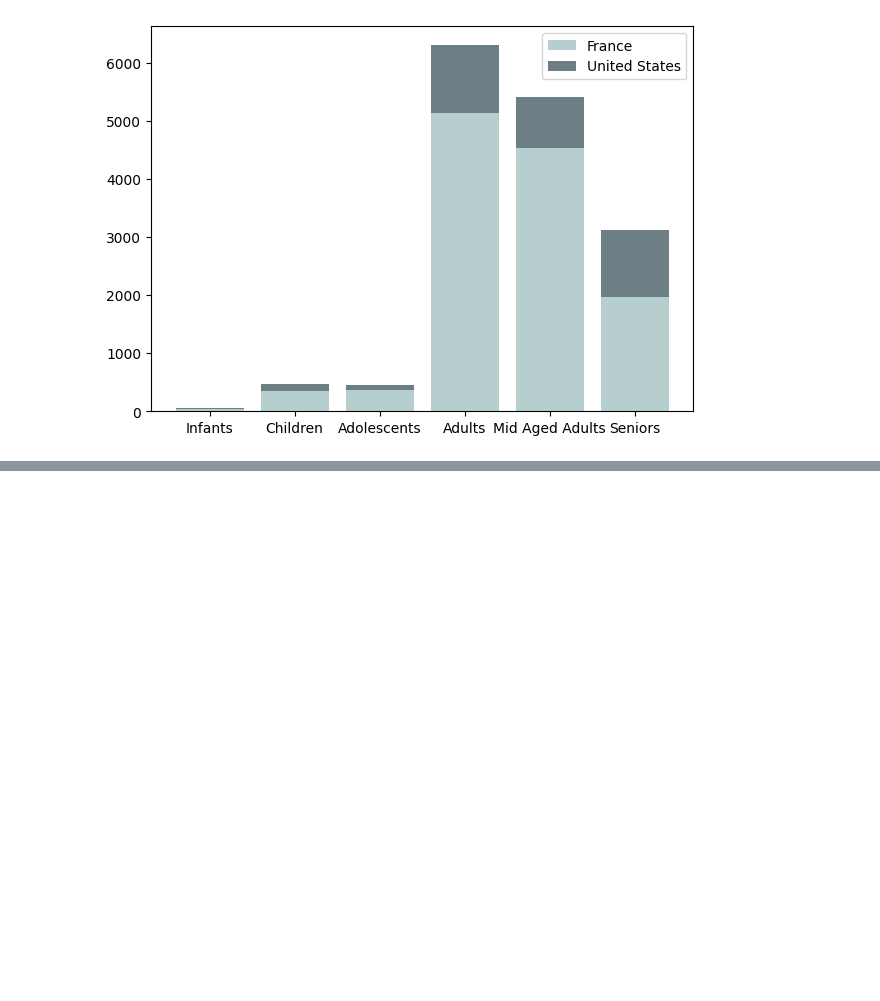
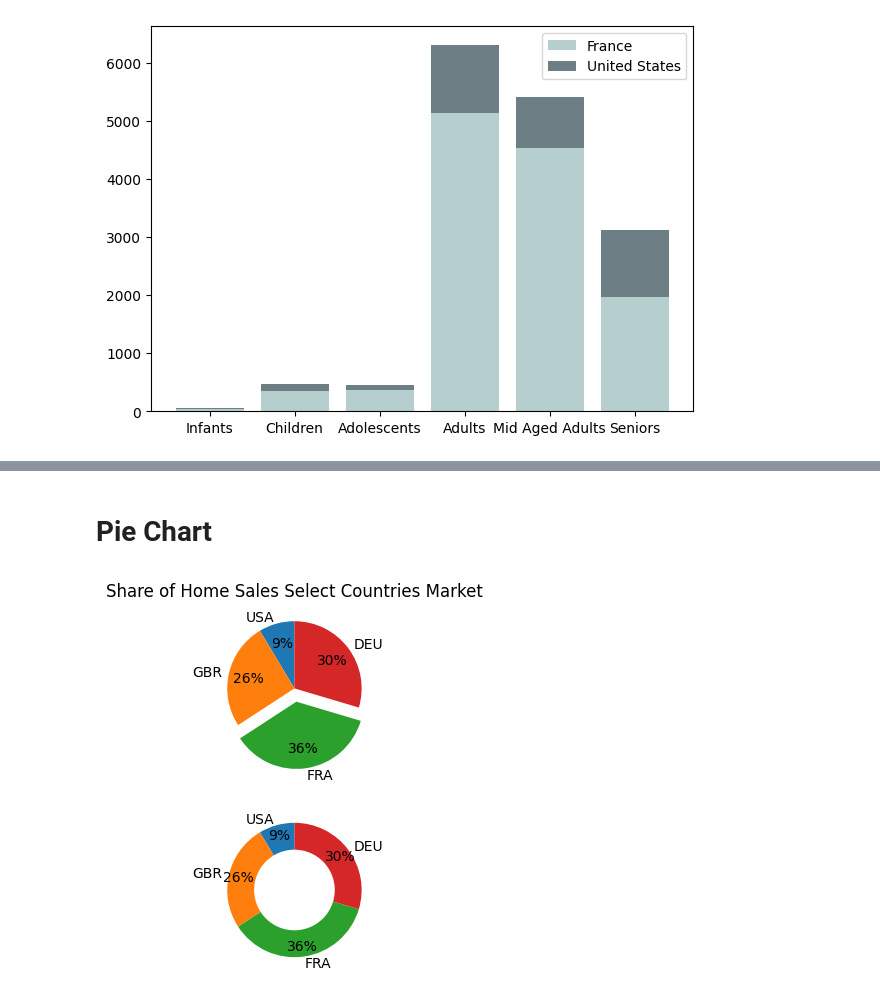
Before and after one commit to HariSudhan76/DataVisualization, a Jupyter notebook: MatplotlibBasics.ipynb, the cells around one changed output, grey strips where cells are left out. Saved outputs shown, nothing was run; the diff lists cells and outputs as text; code cells hidden in the pictures; blank space fills up the shorter version.

```diff
--- a/MatplotlibBasics.ipynb
+++ b/MatplotlibBasics.ipynb
@@ -173,0 +238,34 @@ plt.show()
+# %% [markdown]
+# **Pie Chart**
+# %%
+pieplot = (hotel.loc[hotel["Nationality"].isin(["USA","GBR","FRA","DEU"])]
+           .groupby("Nationality")
+           .agg({"LodgingRevenue":"sum"})
+
+)
+fig, ax = plt.subplots(2)
+plt.subplots_adjust(hspace=.2)
+ax[0].pie(
+          x= pieplot["LodgingRevenue"][::-1],
+          startangle = 90,
+          labels = pieplot.index[::-1],
+          autopct="%.0f%%",
+          pctdistance = .70,
+          explode=(0,0,0.2,0)
+
+)
+ax[0].set_title("Share of Home Sales Select Countries Market")
+ax[1].pie(
+    x=pieplot["LodgingRevenue"][::-1],
+    startangle=90,
+    labels= pieplot.index[::-1],
+    autopct="%.0f%%",
+    pctdistance=.85
+)
+
+donut_hole = plt.Circle((0,0),.60,fc="white")
+fig = plt.gcf()
+fig.gca().add_artist(donut_hole)
+plt.show()
+# %% [output]
+[figure, added]
```
Also changed, not shown: parts of 5 cells of this notebook.
